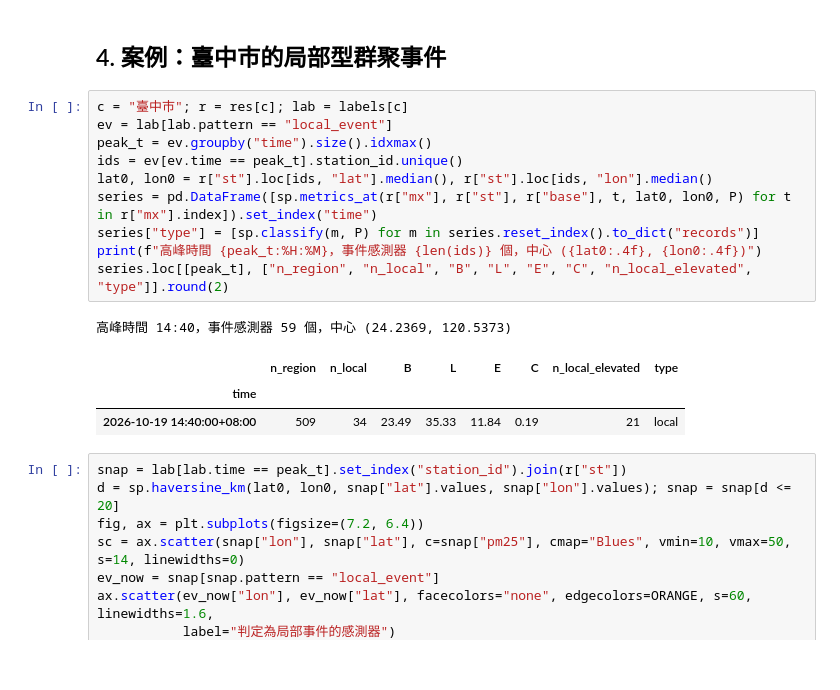
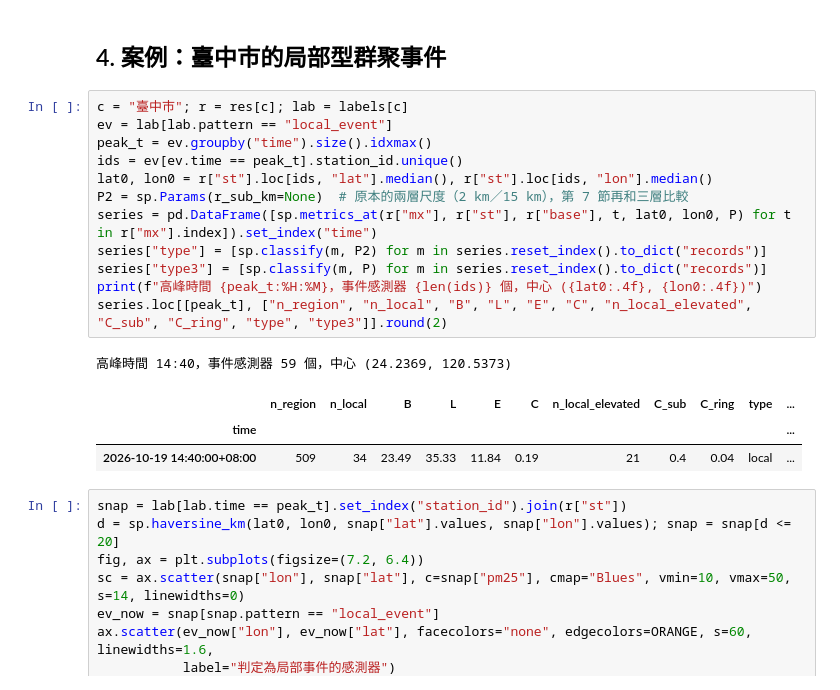
Before and after one commit to A0966411725-png/AirSleuth, a Jupyter notebook: notebooks/T-20_spatial_eda.ipynb, the cells around one changed output. Cells and saved outputs as stored; diff of their text form.

```diff
--- a/notebooks/T-20_spatial_eda.ipynb
+++ b/notebooks/T-20_spatial_eda.ipynb
@@ -116,18 +117,20 @@ counts
 # %%
 c = "臺中市"; r = res[c]; lab = labels[c]
 ev = lab[lab.pattern == "local_event"]
 peak_t = ev.groupby("time").size().idxmax()
 ids = ev[ev.time == peak_t].station_id.unique()
 lat0, lon0 = r["st"].loc[ids, "lat"].median(), r["st"].loc[ids, "lon"].median()
+P2 = sp.Params(r_sub_km=None)  # 原本的兩層尺度（2 km／15 km），第 7 節再和三層比較
 series = pd.DataFrame([sp.metrics_at(r["mx"], r["st"], r["base"], t, lat0, lon0, P) for t in r["mx"].index]).set_index("time")
-series["type"] = [sp.classify(m, P) for m in series.reset_index().to_dict("records")]
+series["type"] = [sp.classify(m, P2) for m in series.reset_index().to_dict("records")]
+series["type3"] = [sp.classify(m, P) for m in series.reset_index().to_dict("records")]
 print(f"高峰時間 {peak_t:%H:%M}，事件感測器 {len(ids)} 個，中心 ({lat0:.4f}, {lon0:.4f})")
-series.loc[[peak_t], ["n_region", "n_local", "B", "L", "E", "C", "n_local_elevated", "type"]].round(2)
+series.loc[[peak_t], ["n_region", "n_local", "B", "L", "E", "C", "n_local_elevated", "C_sub", "C_ring", "type", "type3"]].round(2)
 # %% [output]
 高峰時間 14:40，事件感測器 59 個，中心 (24.2369, 120.5373)
-|  | n_region | n_local | B | L | E | C | n_local_elevated | type |
-| time |  |  |  |  |  |  |  |  |
-| 2026-10-19 14:40:00+08:00 | 509 | 34 | 23.49 | 35.33 | 11.84 | 0.19 | 21 | local |
+|  | n_region | n_local | B | L | E | C | n_local_elevated | C_sub | C_ring | type | ... |
+| time |  |  |  |  |  |  |  |  |  |  | ... |
+| 2026-10-19 14:40:00+08:00 | 509 | 34 | 23.49 | 35.33 | 11.84 | 0.19 | 21 | 0.4 | 0.04 | local | ... |
 # %%
 snap = lab[lab.time == peak_t].set_index("station_id").join(r["st"])
 d = sp.haversine_km(lat0, lon0, snap["lat"].values, snap["lon"].values); snap = snap[d <= 20]
```
Also changed, not shown: parts of 15 cells of this notebook, 10 other files.
